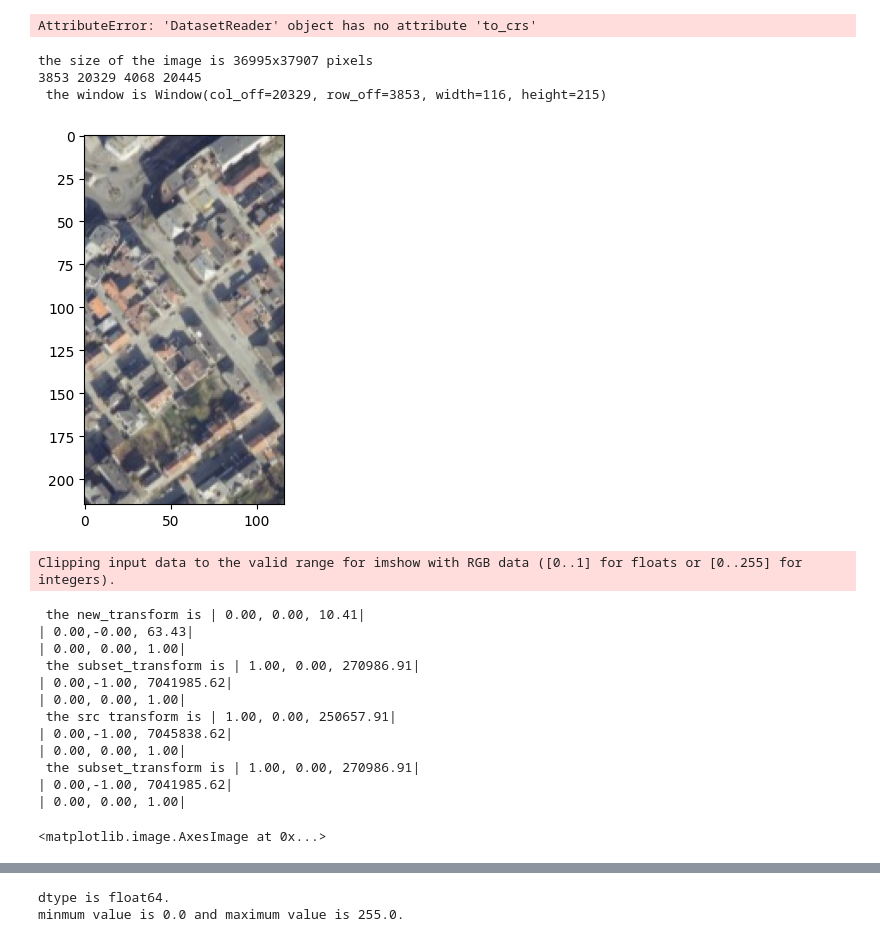
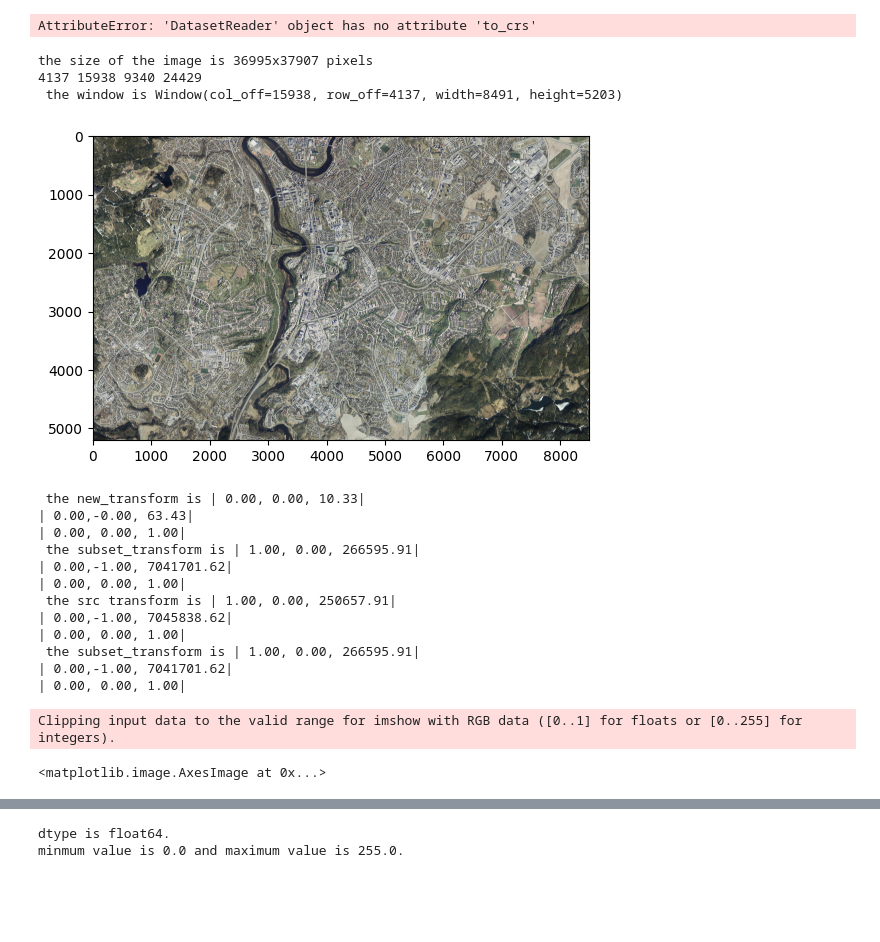
Before and after one commit to nilsdi/HOME, a Jupyter notebook: src/jpntb/compare_ortofotos.ipynb, the cells around one changed output, grey strips where cells are left out. Saved outputs shown, nothing was run; the diff lists cells and outputs as text; code cells hidden in the pictures; blank space fills up the shorter version.

```diff
--- a/src/jpntb/compare_ortofotos.ipynb
+++ b/src/jpntb/compare_ortofotos.ipynb
@@ -177,47 +178,48 @@ def get_image_from_geotiff(geotiff_path, bbox:list, resolution)->np.array:
             print(f' the subset_transform is {subset_transform}')
             print(f' the src transform is {src.transform}')
             # Calculate the transform for the subset
             # Calculate the transform for the window
             #subset_transform = src.window_transform(window)
             print(f' the subset_transform is {subset_transform}')
             # Reproject the subset
             warp.reproject(
                 source=subset,
                 destination=reprojected_subset,
                 src_transform=subset_transform,
                 src_crs=src.crs,
                 dst_transform=new_transform,
                 dst_crs=target_crs,
                 resampling=warp.Resampling.nearest)
 
             subset = reprojected_subset
 
         # Rearrange the dimensions of the array
         subset = np.transpose(subset, (1, 2, 0))
     return subset
 
 bbox = [10.4081, 63.4305, 10.4101, 63.4325]
+bbox = [10.3281, 63.3805, 10.4901, 63.4325]
 subset = get_image_from_geotiff(project_paths[0], bbox, 1)
 
 # display the subset
 # Display the subset
 plt.imshow(subset, vmin=subset.min(), vmax=80)
 # %% [output]
 the size of the image is 36995x37907 pixels
-3853 20329 4068 20445
- the window is Window(col_off=20329, row_off=3853, width=116, height=215)
+4137 15938 9340 24429
+ the window is Window(col_off=15938, row_off=4137, width=8491, height=5203)
-[figure, old version]
+[figure, new version]
-Clipping input data to the valid range for imshow with RGB data ([0..1] for floats or [0..255] for integers).
+ the new_transform is | 0.00, 0.00, 10.33|
+| 0.00,-0.00, 63.43|
+| 0.00, 0.00, 1.00|
+ the subset_transform is | 1.00, 0.00, 266595.91|
+| 0.00,-1.00, 7041701.62|
+| 0.00, 0.00, 1.00|
+ the src transform is | 1.00, 0.00, 250657.91|
+| 0.00,-1.00, 7045838.62|
+| 0.00, 0.00, 1.00|
+ the subset_transform is | 1.00, 0.00, 266595.91|
+| 0.00,-1.00, 7041701.62|
+| 0.00, 0.00, 1.00|
- the new_transform is | 0.00, 0.00, 10.41|
-| 0.00,-0.00, 63.43|
-| 0.00, 0.00, 1.00|
- the subset_transform is | 1.00, 0.00, 270986.91|
-| 0.00,-1.00, 7041985.62|
-| 0.00, 0.00, 1.00|
- the src transform is | 1.00, 0.00, 250657.91|
-| 0.00,-1.00, 7045838.62|
-| 0.00, 0.00, 1.00|
- the subset_transform is | 1.00, 0.00, 270986.91|
-| 0.00,-1.00, 7041985.62|
-| 0.00, 0.00, 1.00|
+Clipping input data to the valid range for imshow with RGB data ([0..1] for floats or [0..255] for integers).
 <matplotlib.image.AxesImage at 0x...>
```
Also changed, not shown: parts of 2 cells of this notebook, 3 other files.
